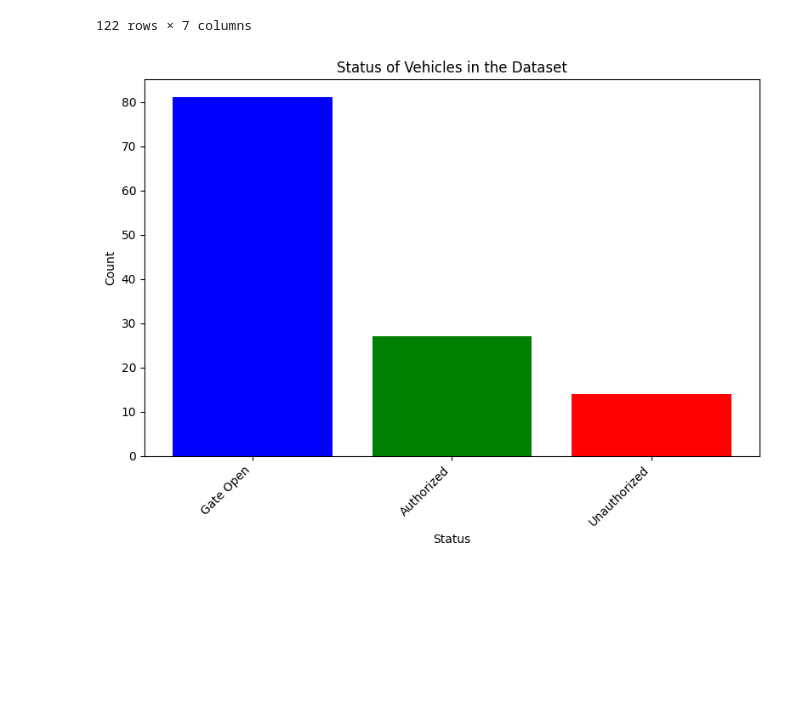
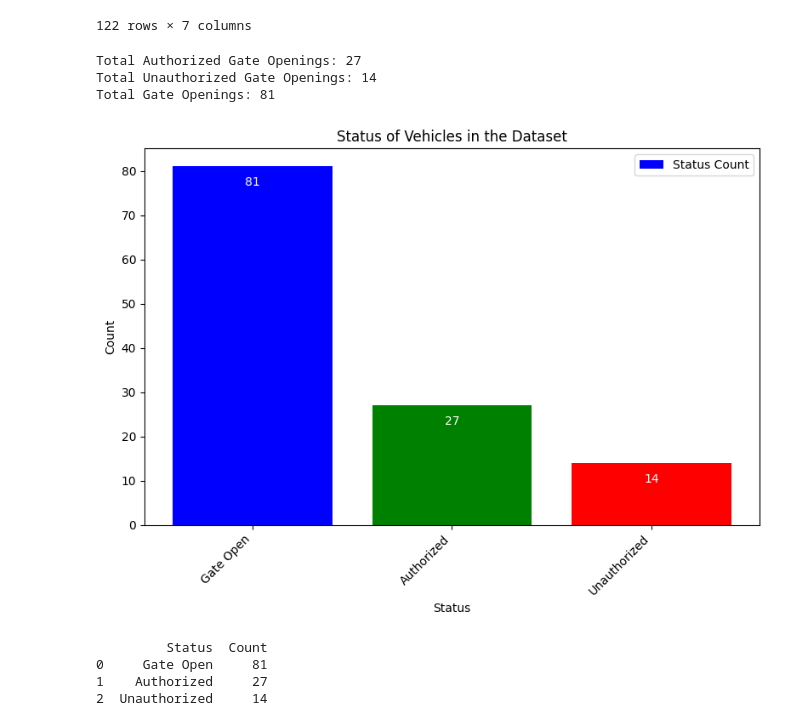
Before and after one commit to nhwnahid007/smart-car-parking, a Jupyter notebook: smart_parking_system.ipynb, the cells around one changed output. Cells and saved outputs as stored; diff of their text form; code cells hidden in the pictures; blank space fills up the shorter version.

Commit message:
updated status count

```diff
--- a/smart_parking_system.ipynb
+++ b/smart_parking_system.ipynb
@@ -379,18 +379,48 @@ df
 | 120 | Vehicle Exit | 08:05 | Exit | - | 0.0 | Gate Open | 10.0 |
 | 121 | Vehicle Entry | 23:45 | Entry | 66 A2 04 18 | 121.0 | Unauthorized | 10.0 |
 122 rows × 7 columns
+# %%
+
+authorized_gate_opens = df[df['Status'] == 'Authorized']['Status'].count()
+
+unauthorized_gate_opens = df[df['Status'] == 'Unauthorized']['Status'].count()
+
+total_gate_opens = df[df['Status'] == 'Gate Open']['Status'].count()
+
+print(f"Total Authorized Gate Openings: {authorized_gate_opens}")
+print(f"Total Unauthorized Gate Openings: {unauthorized_gate_opens}")
+print(f"Total Gate Openings: {total_gate_opens}")
+# %% [output]
+Total Authorized Gate Openings: 27
+Total Unauthorized Gate Openings: 14
+Total Gate Openings: 81
 # %%
+# Calculate the status of the vehicles
 status_counts = df['Status'].value_counts().reset_index()
 status_counts.columns = ['Status', 'Count']
 
 # Plot the data
 plt.figure(figsize=(8, 6))
-plt.bar(status_counts['Status'], status_counts['Count'], color=['blue', 'green', 'red'])
+bars = plt.bar(status_counts['Status'], status_counts['Count'], color=['blue', 'green', 'red'])
 plt.xlabel('Status')
 plt.ylabel('Count')
 plt.title('Status of Vehicles in the Dataset')
 plt.xticks(rotation=45, ha='right')
+plt.legend(['Status Count'], loc='upper right')
 plt.tight_layout()
+
+# Display the results inside the chart
+for bar in bars:
+    yval = bar.get_height()
+    plt.text(bar.get_x() + bar.get_width()/2, yval - 5, int(yval), ha='center', va='bottom', color='white')
+
 plt.show()
+
+# Display the results in text format
+print(status_counts)
 # %% [output]
-[figure, old version]
+[figure, new version]
+         Status  Count
+0     Gate Open     81
+1    Authorized     27
+2  Unauthorized     14
```
